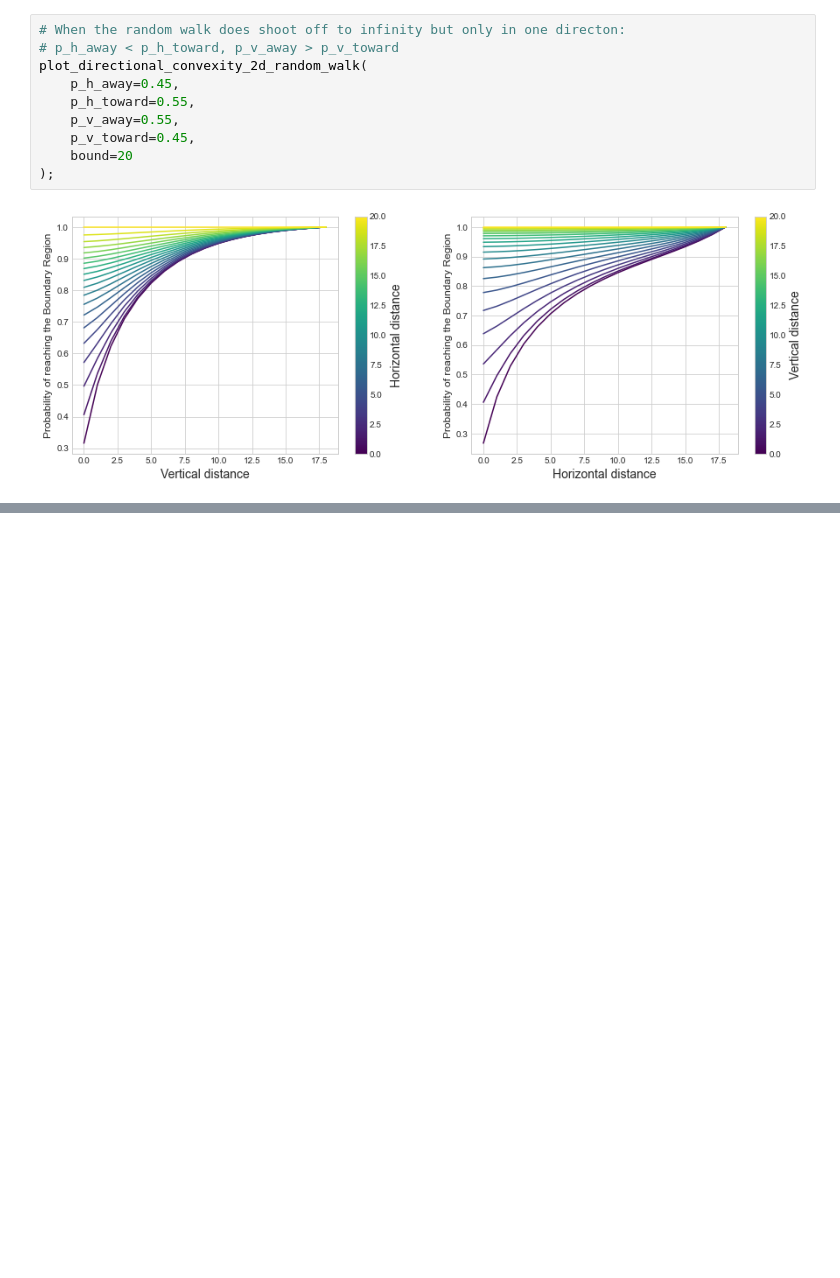
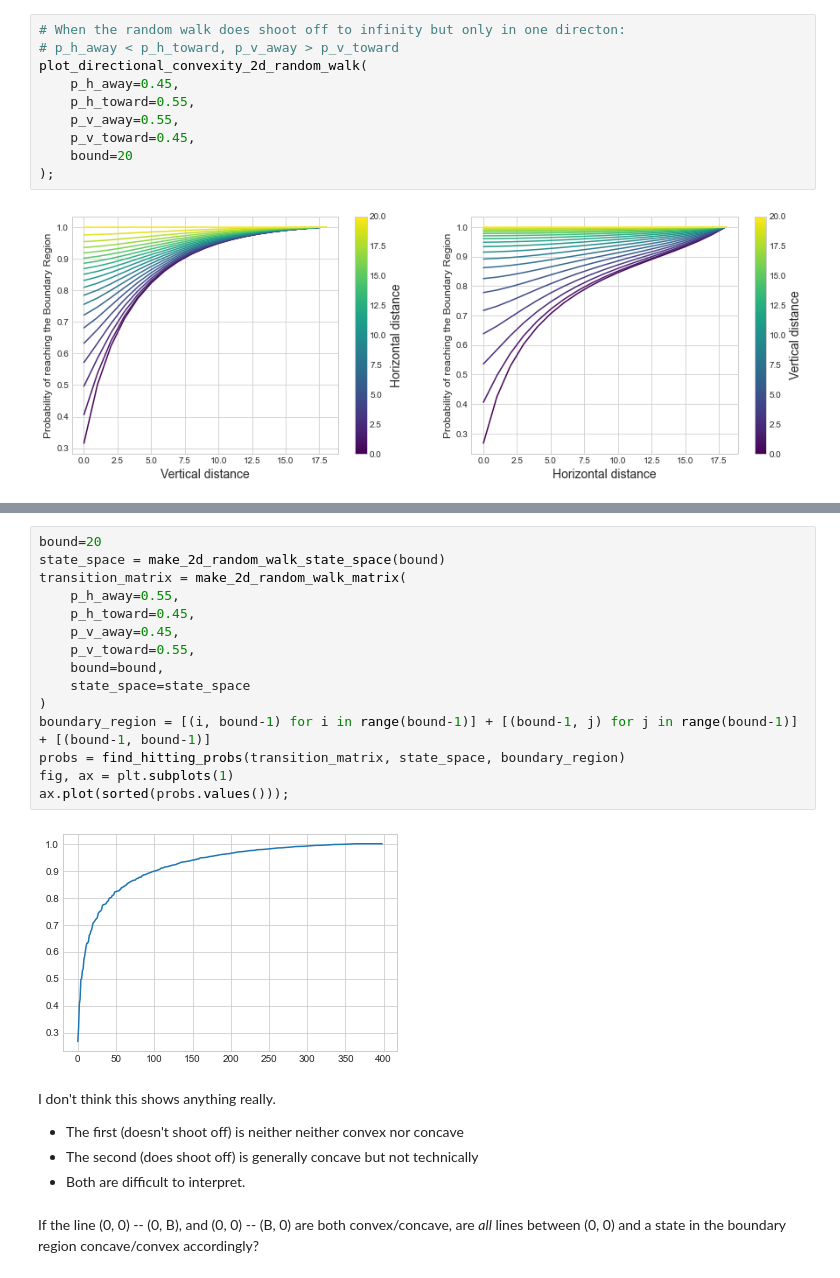
Before and after one commit to geraintpalmer/TruncatingInfiniteMarkovChains, a Jupyter notebook: src/investigate_concavity_convexity_2D_statespace.ipynb, the cells around one changed output, grey strips where cells are left out. Cells and saved outputs as stored; diff of their text form; blank space fills up the shorter version.

```diff
--- a/src/investigate_concavity_convexity_2D_statespace.ipynb
+++ b/src/investigate_concavity_convexity_2D_statespace.ipynb
@@ -326,0 +348,24 @@ plot_directional_convexity_2d_random_walk(
+# %%
+bound=20
+state_space = make_2d_random_walk_state_space(bound)
+transition_matrix = make_2d_random_walk_matrix(
+    p_h_away=0.55,
+    p_h_toward=0.45,
+    p_v_away=0.45,
+    p_v_toward=0.55,
+    bound=bound,
+    state_space=state_space
+)
+boundary_region = [(i, bound-1) for i in range(bound-1)] + [(bound-1, j) for j in range(bound-1)] + [(bound-1, bound-1)]
+probs = find_hitting_probs(transition_matrix, state_space, boundary_region)
+fig, ax = plt.subplots(1)
+ax.plot(sorted(probs.values()));
+# %% [output]
+[figure, added]
+# %% [markdown]
+I don't think this shows anything really.
++ The first (doesn't shoot off) is neither neither convex nor concave
++ The second (does shoot off) is generally concave but not technically
++ Both are difficult to interpret.
+# %% [markdown]
+If the line (0, 0) -- (0, B), and (0, 0) -- (B, 0) are both convex/concave, are _all_ lines between (0, 0) and a state in the boundary region concave/convex accordingly?
```
Also changed, not shown: parts of 13 cells of this notebook.
